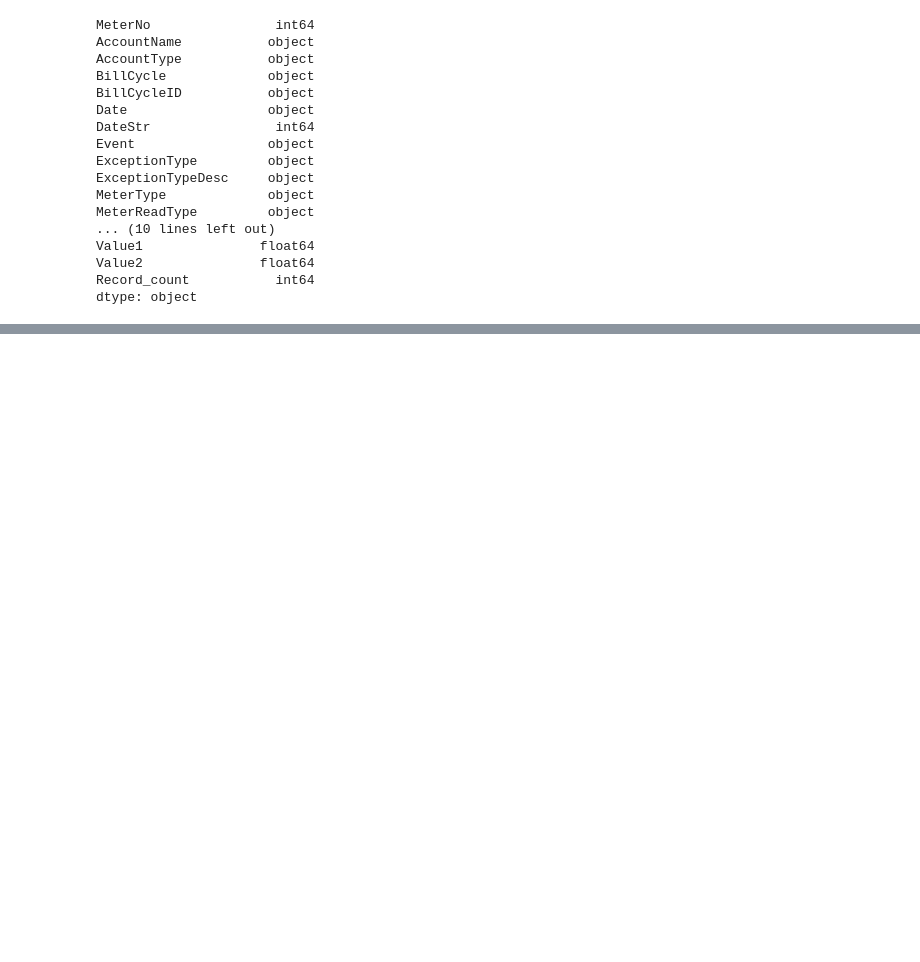
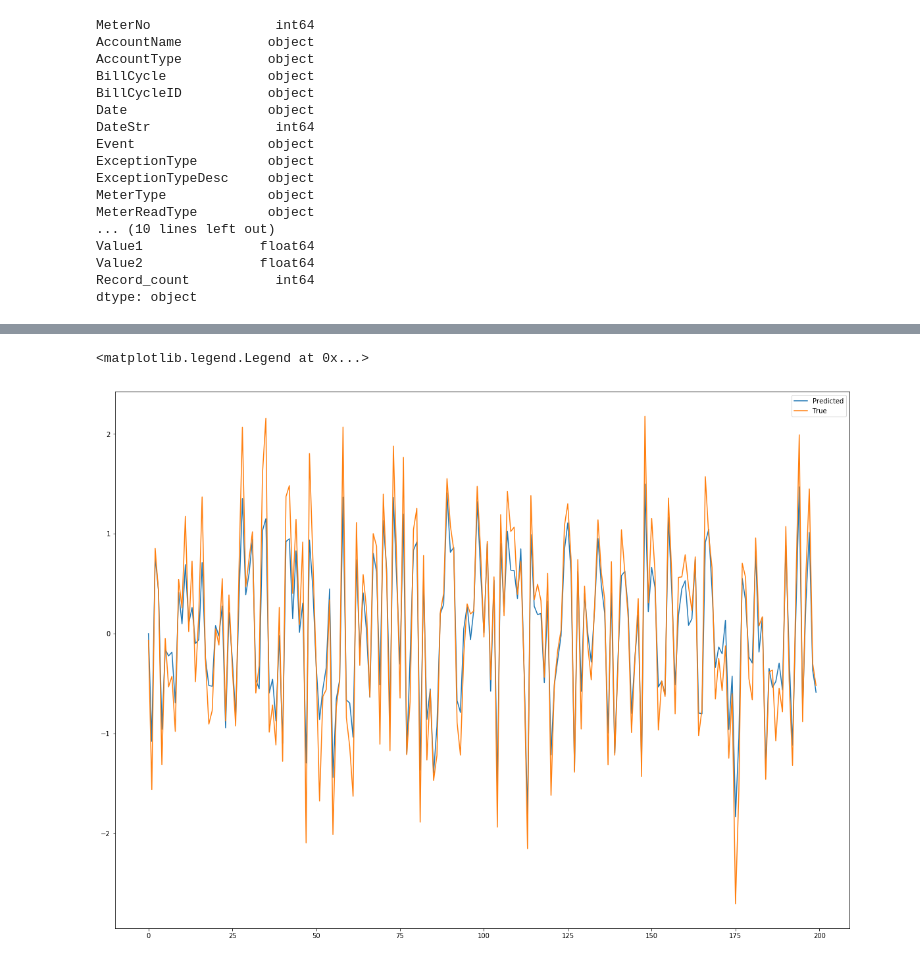
Before and after one commit to spaturu/Utilities, a Jupyter notebook: Utilities_Kurtis.ipynb, the cells around one changed output, grey strips where cells are left out. Drawn from its saved outputs; the diff is of its cells as text; code cells hidden in the pictures; blank space fills up the shorter version.

```diff
--- a/Utilities_Kurtis.ipynb
+++ b/Utilities_Kurtis.ipynb
@@ -247,0 +293,3 @@ clf.fit(X_train)
+# %%
+trainX = np.reshape(X_train_inputs, (X_train_inputs.shape[0], 1, X_train_inputs.shape[1]))
+valX = np.reshape(X_val_inputs, (X_val_inputs.shape[0], 1, X_val_inputs.shape[1]))
@@ -247,0 +317,10 @@ clf.fit(X_train)
+# %%
+from keras.layers import LSTM
+rnn_model=None
+rnn_model = Sequential()
+rnn_model.add(LSTM(128, input_shape = (1,time_window), return_sequences = False))
+rnn_model.add(Dropout(0.5))
+rnn_model.add(Dense(1, activation = 'linear'))
+rnn_model.compile(loss="mean_squared_error", optimizer="rmsprop")
+# %%
+rnn_model.fit(trainX, y_train, epochs = 100, batch_size = 100, verbose = 1)
@@ -247,0 +346,2 @@ clf.fit(X_train)
+# %%
+y_pred_train = rnn_model.predict(trainX)
@@ -247,0 +350,7 @@ clf.fit(X_train)
+# %%
+plt.plot(y_pred_train[:200],label = 'Predicted')
+plt.plot(y_train[:200], label = 'True')
+plt.legend()
+# %% [output]
+<matplotlib.legend.Legend at 0x...>
+[figure, added]
```
Also changed, not shown: parts of 52 cells of this notebook.
